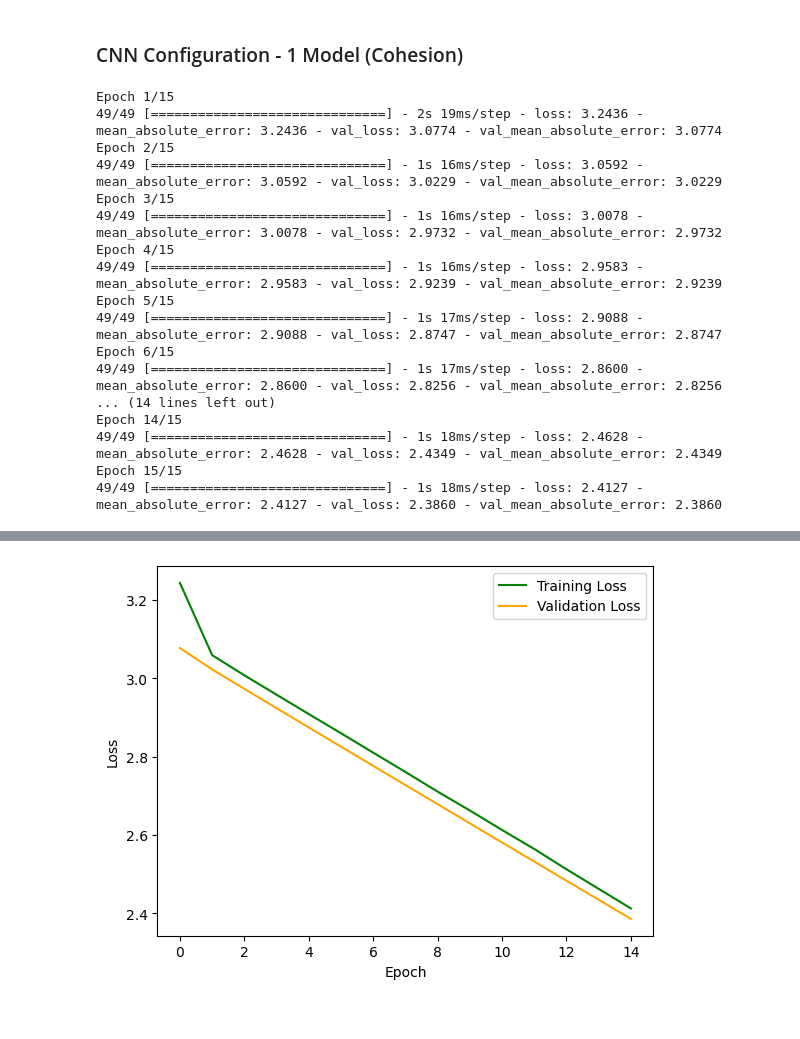
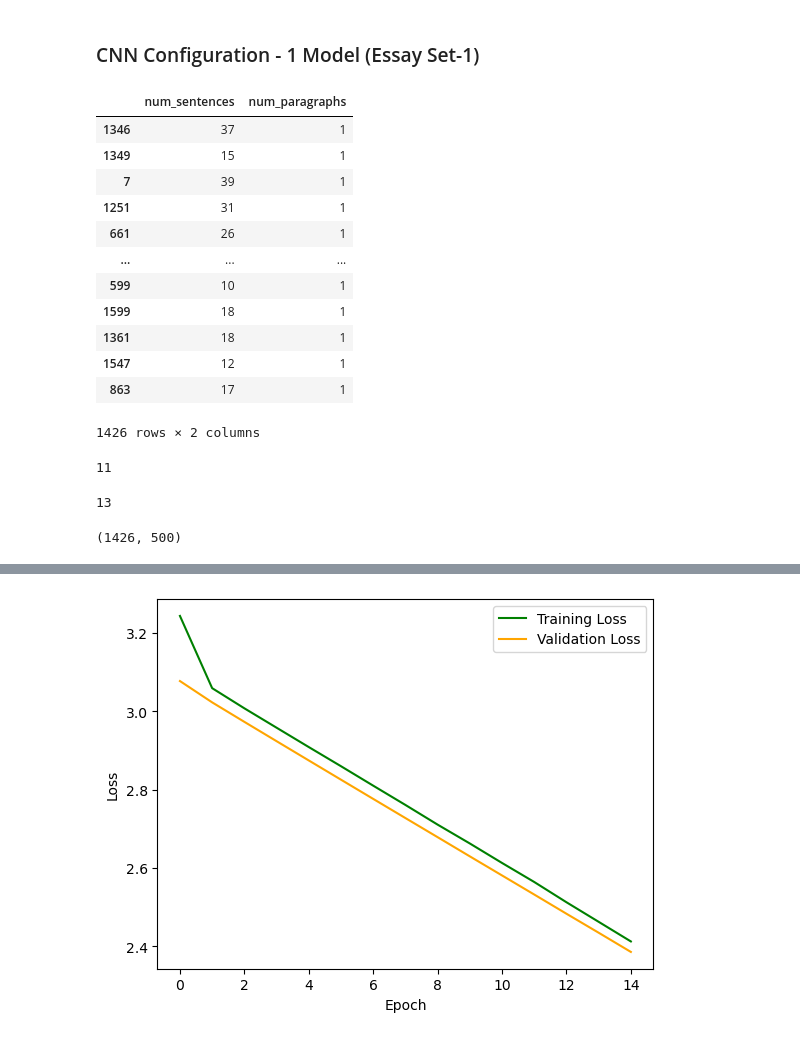
Before and after one commit to suhasmaddali/English-Language-Learning-Prediction-with-AI-and-Machine-Learning, a Jupyter notebook: CNN Models.ipynb, the cells around one changed output, grey strips where cells are left out. Saved outputs shown, nothing was run; the diff lists cells and outputs as text; code cells hidden in the pictures.

```diff
--- a/CNN Models.ipynb
+++ b/CNN Models.ipynb
@@ -156,52 +257,30 @@ The shape of output test data: (783,)
 # %% [markdown]
-### CNN Configuration - 1 Model (Cohesion)
+### CNN Configuration - 1 Model (Essay Set-1)
-# %%
-# Tokenize the text
-tokenizer = Tokenizer()
-tokenizer.fit_on_texts(X_train)
-sequences_train = tokenizer.texts_to_sequences(X_train)
-sequences_test = tokenizer.texts_to_sequences(X_test)
-
-# Pad the sequences to a fixed length
-max_length = len(max(sequences_train))
-padded_sequences_train = pad_sequences(sequences_train, maxlen = max_length)
-padded_sequences_test = pad_sequences(sequences_test, maxlen = max_length)
-
-# Convert the labels to a NumPy array
-labels_train = np.array(y_train_cohesion)
-labels_test = np.array(y_test_cohesion)
-
-# Define the model
-model = Sequential()
-model.add(Embedding(input_dim=len(tokenizer.word_index)+1, output_dim=8, input_length=max_length))
-model.add(Conv1D(filters=1, kernel_size=20, padding='same', activation='relu'))
-model.add(Dropout(0.95))
-model.add(MaxPooling1D(pool_size=20))
-model.add(Flatten())
-model.add(Dense(1))
-
-# Compile the model
-optimizer = Adam(learning_rate = 0.0012)
-model.compile(loss='mean_absolute_error', optimizer='adam', metrics=['mean_absolute_error'])
-
-# Train the model
-history = model.fit(padded_sequences_train, labels_train, epochs=15, batch_size=64,
-                   validation_data = (padded_sequences_test, labels_test))
-# %% [output]
-Epoch 1/15
-49/49 [==============================] - 2s 19ms/step - loss: 3.2436 - mean_absolute_error: 3.2436 - val_loss: 3.0774 - val_mean_absolute_error: 3.0774
-Epoch 2/15
-49/49 [==============================] - 1s 16ms/step - loss: 3.0592 - mean_absolute_error: 3.0592 - val_loss: 3.0229 - val_mean_absolute_error: 3.0229
-Epoch 3/15
-49/49 [==============================] - 1s 16ms/step - loss: 3.0078 - mean_absolute_error: 3.0078 - val_loss: 2.9732 - val_mean_absolute_error: 2.9732
-Epoch 4/15
-49/49 [==============================] - 1s 16ms/step - loss: 2.9583 - mean_absolute_error: 2.9583 - val_loss: 2.9239 - val_mean_absolute_error: 2.9239
-Epoch 5/15
-49/49 [==============================] - 1s 17ms/step - loss: 2.9088 - mean_absolute_error: 2.9088 - val_loss: 2.8747 - val_mean_absolute_error: 2.8747
-Epoch 6/15
-49/49 [==============================] - 1s 17ms/step - loss: 2.8600 - mean_absolute_error: 2.8600 - val_loss: 2.8256 - val_mean_absolute_error: 2.8256
-... (14 lines left out)
-Epoch 14/15
-49/49 [==============================] - 1s 18ms/step - loss: 2.4628 - mean_absolute_error: 2.4628 - val_loss: 2.4349 - val_mean_absolute_error: 2.4349
-Epoch 15/15
-49/49 [==============================] - 1s 18ms/step - loss: 2.4127 - mean_absolute_error: 2.4127 - val_loss: 2.3860 - val_mean_absolute_error: 2.3860
+# %%
+features_train
+# %% [output]
+|  | num_sentences | num_paragraphs |
+| 1346 | 37 | 1 |
+| 1349 | 15 | 1 |
+| 7 | 39 | 1 |
+| 1251 | 31 | 1 |
+| 661 | 26 | 1 |
+| ... | ... | ... |
+| 599 | 10 | 1 |
+| 1599 | 18 | 1 |
+| 1361 | 18 | 1 |
+| 1547 | 12 | 1 |
+| 863 | 17 | 1 |
+1426 rows × 2 columns
+# %%
+y_train_set1.nunique()
+# %% [output]
+11
+# %%
+to_categorical(y_train_set1).shape[1]
+# %% [output]
+13
+# %%
+padded_sequences_train.shape
+# %% [output]
+(1426, 500)
```
Also changed, not shown: parts of 28 cells of this notebook.
